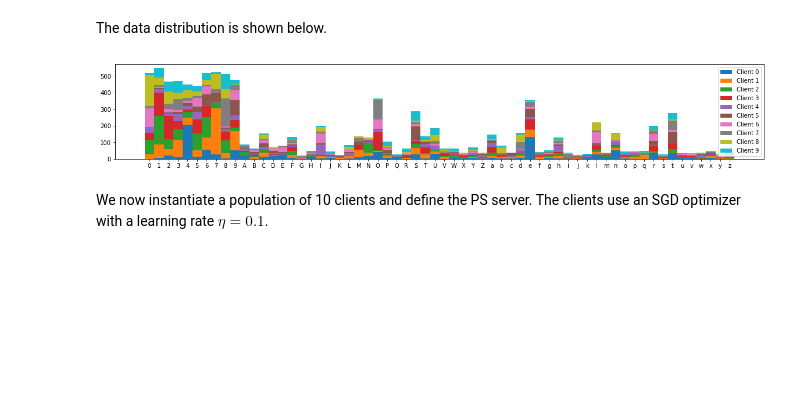
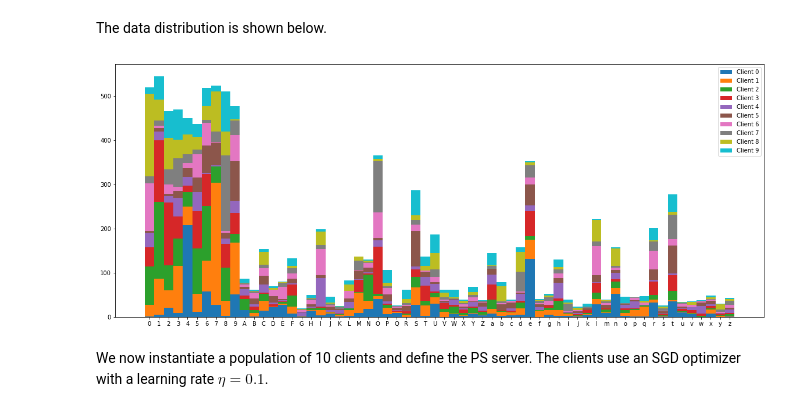
Before and after one commit to mspronesti/eurecom-malcom, a Jupyter notebook: lab3/MALCOM2022_Lab3_FedLearning.ipynb, the cells around one changed output. Drawn from its saved outputs; the diff is of its cells as text; code cells hidden in the pictures; blank space fills up the shorter version.

```diff
--- a/lab3/MALCOM2022_Lab3_FedLearning.ipynb
+++ b/lab3/MALCOM2022_Lab3_FedLearning.ipynb
@@ -253,15 +251,15 @@ test_data = CustomSubset(data, test_idcs, transforms.Compose([transforms.ToTenso
 # %% [markdown]
 The data distribution is shown below.
 # %%
-plt.figure(figsize=(20,3))
+plt.figure(figsize=(20,8))
 plt.hist([train_labels[idc]for idc in client_idcs], stacked=True,
          bins=np.arange(min(train_labels)-0.5, max(train_labels) + 1.5, 1),
         label=["Client {}".format(i) for i in range(N_CLIENTS)])
 plt.xticks(np.arange(62), mapp)
 plt.legend()
 plt.show()
 # %% [output]
-[figure, old version]
+[figure, new version]
 # %% [markdown]
  We now instantiate a population of 10 clients and define the PS server. The clients use an SGD optimizer with a learning rate $\eta=0.1$.
 # %%
```
Also changed, not shown: parts of 11 cells of this notebook.
